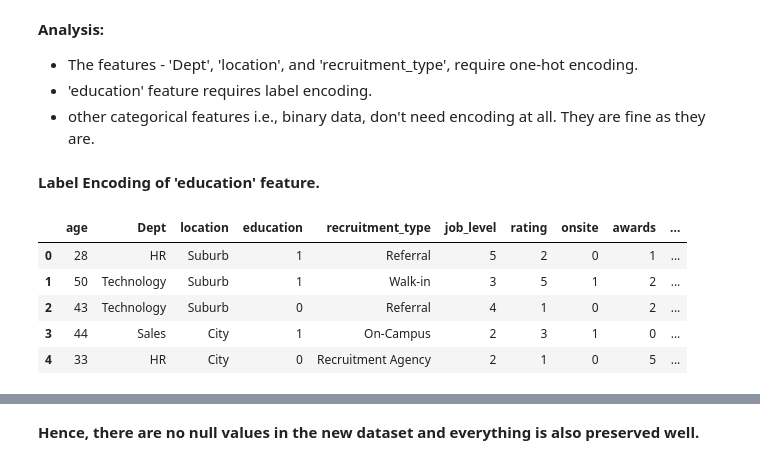
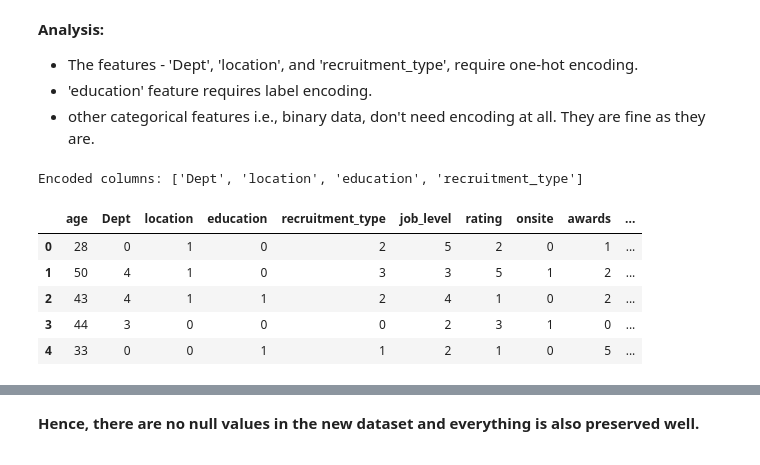
Before and after one commit to JustLazy-Forever/Predicting-Job-Satisfaction, a Jupyter notebook: Job Satisfaction_Data_Wrangling.ipynb, the cells around one changed output, grey strips where cells are left out. Saved outputs shown, nothing was run; the diff lists cells and outputs as text; code cells hidden in the pictures.

```diff
--- a/Job Satisfaction_Data_Wrangling.ipynb
+++ b/Job Satisfaction_Data_Wrangling.ipynb
@@ -383,0 +337,15 @@ plt.show()
+# %%
+numeric_cols = ['age', 'job_level', 'rating', 'awards', 'certifications', 'salary']
+
+fig, axes = plt.subplots(2, 3, figsize=(16, 10))
+axes = axes.flatten()
+
+for i, col in enumerate(numeric_cols):
+    df[df['satisfied'] == 0][col].hist(ax=axes[i], alpha=0.6, color='#e74c3c', label='Not Satisfied', bins=15)
+    df[df['satisfied'] == 1][col].hist(ax=axes[i], alpha=0.6, color='#2ecc71', label='Satisfied', bins=15)
+    axes[i].set_title(f'{col} Distribution')
+    axes[i].legend()
+
+plt.suptitle('Numeric Feature Distributions by Satisfaction', y=1.02, fontsize=14)
+plt.tight_layout()
+plt.show()
@@ -383,0 +356,17 @@ plt.show()
+# %%
+cat_cols = ['education', 'recruitment_type', 'location', 'onsite', 'certifications']
+
+fig, axes = plt.subplots(2, 3, figsize=(16, 10))
+axes = axes.flatten()
+
+for i, col in enumerate(cat_cols):
+    sat_rate = df.groupby(col)['satisfied'].mean().sort_values(ascending=False)
+    sat_rate.plot(kind='bar', ax=axes[i], color='steelblue', edgecolor='black')
+    axes[i].set_title(f'Satisfaction Rate by {col}')
+    axes[i].set_ylabel('Proportion Satisfied')
+    axes[i].set_xticklabels(axes[i].get_xticklabels(), rotation=30)
+    axes[i].axhline(df['satisfied'].mean(), color='red', linestyle='--', alpha=0.7)
+
+axes[-1].set_visible(False)
+plt.tight_layout()
+plt.show()
@@ -928,17 +901,22 @@ df.head()
 * The features - 'Dept', 'location', and 'recruitment_type', require one-hot encoding.
 * 'education' feature requires label encoding.
 * other categorical features i.e., binary data, don't need encoding at all. They are fine as they are.
-# %% [markdown]
-**Label Encoding of 'education' feature.**
 # %%
 df_encoded = df.copy()
-df_encoded['education'] = df_encoded['education'].map({'UG' : 0, 'PG': 1})
+# Encode categorical columns
+cat_features = ['Dept', 'location', 'education', 'recruitment_type']
+le = LabelEncoder()
 
+for col in cat_features:
+    df_encoded[col] = le.fit_transform(df_encoded[col])
+
+print('Encoded columns:', cat_features)
 df_encoded.head()
 # %% [output]
+Encoded columns: ['Dept', 'location', 'education', 'recruitment_type']
 |  | age | Dept | location | education | recruitment_type | job_level | rating | onsite | awards | ... |
-| 0 | 28 | HR | Suburb | 1 | Referral | 5 | 2 | 0 | 1 | ... |
-| 1 | 50 | Technology | Suburb | 1 | Walk-in | 3 | 5 | 1 | 2 | ... |
-| 2 | 43 | Technology | Suburb | 0 | Referral | 4 | 1 | 0 | 2 | ... |
-| 3 | 44 | Sales | City | 1 | On-Campus | 2 | 3 | 1 | 0 | ... |
-| 4 | 33 | HR | City | 0 | Recruitment Agency | 2 | 1 | 0 | 5 | ... |
+| 0 | 28 | 0 | 1 | 0 | 2 | 5 | 2 | 0 | 1 | ... |
+| 1 | 50 | 4 | 1 | 0 | 3 | 3 | 5 | 1 | 2 | ... |
+| 2 | 43 | 4 | 1 | 1 | 2 | 4 | 1 | 0 | 2 | ... |
+| 3 | 44 | 3 | 0 | 0 | 0 | 2 | 3 | 1 | 0 | ... |
+| 4 | 33 | 0 | 0 | 1 | 1 | 2 | 1 | 0 | 5 | ... |
```
Also changed, not shown: parts of 77 cells of this notebook, 3 other files.
